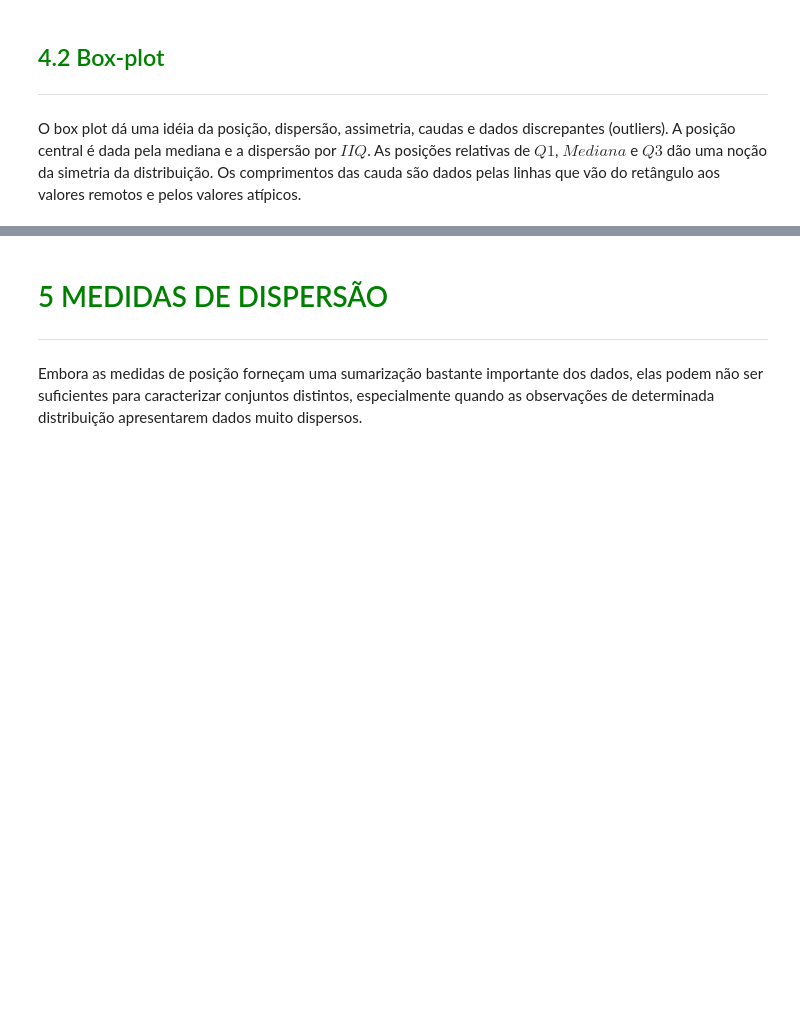
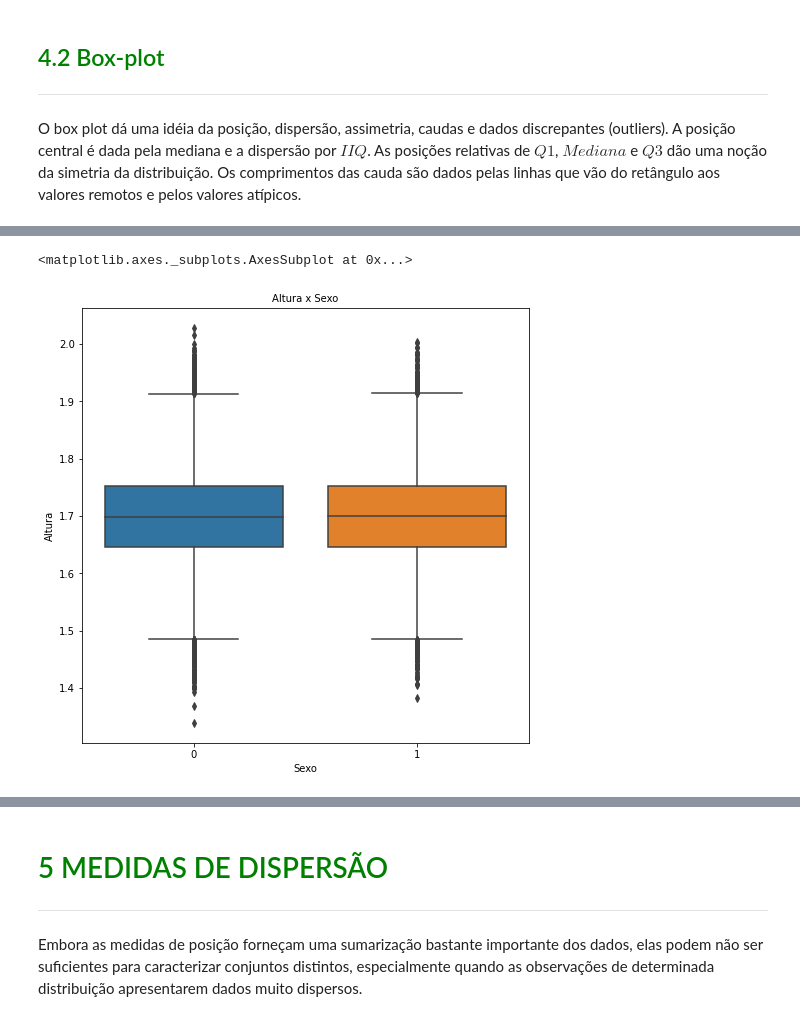
Before and after one commit to RichardRosenblat/alura-estatistica-com-python-parte-1, a Jupyter notebook: Curso_de_Estatística.ipynb, the cells around one changed output, grey strips where cells are left out. Saved outputs shown, nothing was run; the diff lists cells and outputs as text; code cells hidden in the pictures; blank space fills up the shorter version.

```diff
--- a/Curso_de_Estatística.ipynb
+++ b/Curso_de_Estatística.ipynb
@@ -1125,0 +1135,9 @@ O box plot dá uma idéia da posição, dispersão, assimetria, caudas e dados d
+# %%
+# Foram invertidas o X e o Y pois um erro ocorria, causando a execução do código demorar muito
+ax = sns.boxplot(x='Sexo', y='Altura', data=dados)
+ax.figure.set_size_inches(8, 8)
+ax.set_title('Altura x Sexo', fontsize=10)
+ax
+# %% [output]
+<matplotlib.axes._subplots.AxesSubplot at 0x...>
+[figure, added]
```
Also changed, not shown: parts of 6 cells of this notebook.
